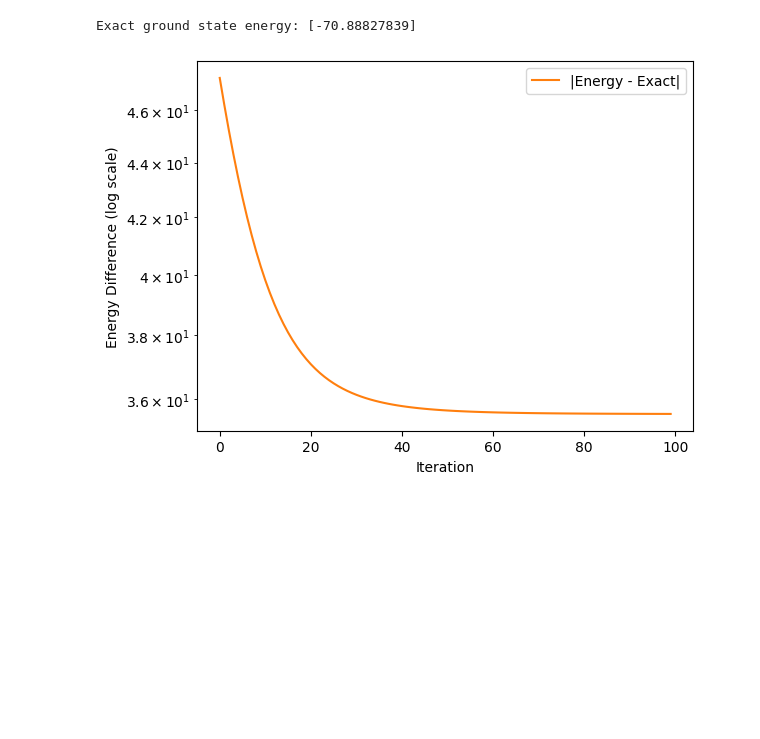
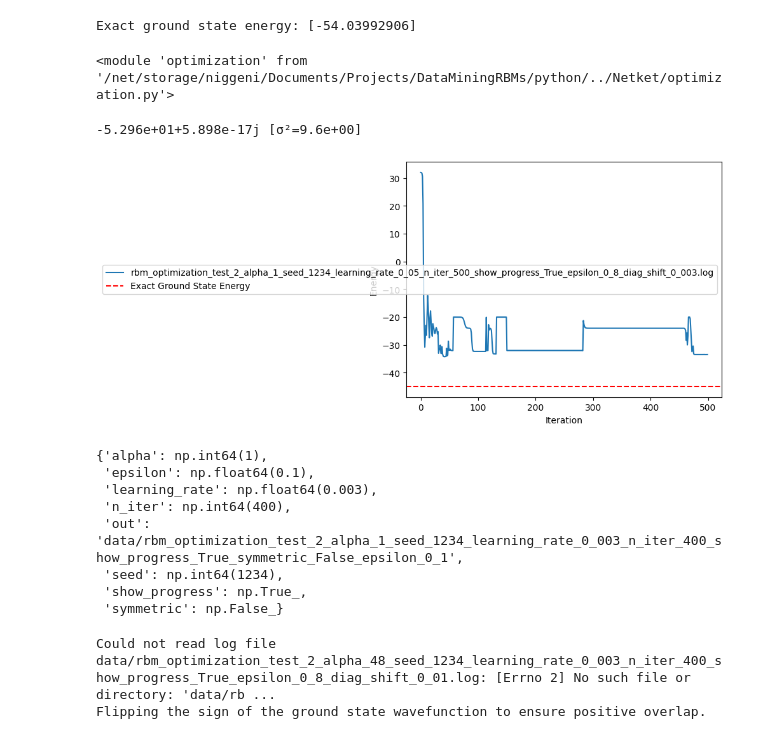
Before and after one commit to NilsNiggemann/DataMiningRBMs, a Jupyter notebook: Netket/optimization.ipynb, the cells around one changed output. Cells and saved outputs as stored; diff of their text form; code cells hidden in the pictures; blank space fills up the shorter version.

```diff
--- a/Netket/optimization.ipynb
+++ b/Netket/optimization.ipynb
@@ -89,14 +67,22 @@ h[0].shape
 # %%
 # Jij, h = readHamiltonian_params("hamiltonian_params.txt", 0, 5)
+import os
 os.chdir("../python")
-g = nk.graph.Hypercube(length=4, n_dim=2, pbc=True)
-Jij,h = parseCouplings.parseCouplings()
-H = construct_hamiltonian_bonds(Jij[10], h[10],  g.edges())
-
+Jij,h,bonds = parseCouplings.parseCouplings()
+# H_ran = construct_hamiltonian_bonds_heisenberg(Jij[10], 0*h[10],  bonds[10])
+H_ran = construct_hamiltonian_bonds_rotated(Jij[10], 0*h[10],  bonds[10], 0.1,0.2,0.3)
+epsilon = 0.8
+H2 = TFI2D(g, 1, 0.5)
+H = H_ran
+# H = epsilon*H_ran + H2
 exact_ground_energy,exact_ground_state = nk.exact.lanczos_ed(H, k = 1, compute_eigenvectors = True)
 print("Exact ground state energy:", exact_ground_energy)
 # %% [output]
-Exact ground state energy: [-70.88827839]
+Exact ground state energy: [-54.03992906]
+# %%
+importlib.reload(optimization)
+# %% [output]
+<module 'optimization' from '/net/storage/niggeni/Documents/Projects/DataMiningRBMs/python/../Netket/optimization.py'>
 # %%
 Jij_hash = hash(Jij.tobytes())
 h_hash = hash(h.tobytes())
@@ -116,21 +121,47 @@ out = optimize_rbm(H, params)
+# %%
+out2.expect(H)
+# %% [output]
+-5.296e+01+5.898e-17j [σ²=9.6e+00]
 # %%
-# import the data from log file
+import json
+import os
 import matplotlib.pyplot as plt
-data_rbm = json.load(open(params["out"]+".log"))
+log_files = [os.path.join("data", f) for f in os.listdir("data") if f.endswith(".log")]
 
-iters_Jastrow = data_rbm["Energy"]["iters"]
-# energy_Jastrow = np.real(data_rbm["Energy"]["Mean"])
-energy_Jastrow = data_rbm["Energy"]["Mean"]["real"]
-energy_diff = np.abs(energy_Jastrow - exact_ground_energy[0])
+fig, ax = plt.subplots()
 
-fig, ax2 = plt.subplots()
-ax2.plot(iters_Jastrow, energy_diff, color="C1", label="|Energy - Exact|")
-ax2.set_yscale("log")
-ax2.set_ylabel("Energy Difference (log scale)")
-ax2.set_xlabel("Iteration")
-ax2.legend()
+# Extract the common prefix from all log file names
+
+for log_file in log_files:
+    with open(log_file) as f:
+        data_rbm = json.load(f)
+    iters = data_rbm["Energy"]["iters"]
+    energy = data_rbm["Energy"]["Mean"]["real"]
+    # Use the substring that differs from the common prefix as the label
+    label = os.path.basename(log_file)
+    ax.plot(iters, energy, label=label)
+
+ax.set_xlabel("Iteration")
+ax.set_ylabel("Energy")
+plt.axhline(y=exact_ground_energy, color='r', linestyle='--', label='Exact Ground State Energy')
+ax.legend()
 plt.show()
 # %% [output]
-[figure, old version]
+[figure, new version]
+# %%
+import analysis
+analysis.read_h5_attributes(params2["out"] + ".h5")
+# %% [output]
+{'alpha': np.int64(1),
+ 'epsilon': np.float64(0.1),
+ 'learning_rate': np.float64(0.003),
+ 'n_iter': np.int64(400),
+ 'out': 'data/rbm_optimization_test_2_alpha_1_seed_1234_learning_rate_0_003_n_iter_400_show_progress_True_symmetric_False_epsilon_0_1',
+ 'seed': np.int64(1234),
+ 'show_progress': np.True_,
+ 'symmetric': np.False_}
 # %%
-write_output(H, out, params)
+write_output(H, out2, params2)
+# %% [output]
+Could not read log file data/rbm_optimization_test_2_alpha_48_seed_1234_learning_rate_0_003_n_iter_400_show_progress_True_epsilon_0_8_diag_shift_0_01.log: [Errno 2] No such file or directory: 'data/rb ...
+Flipping the sign of the ground state wavefunction to ensure positive overlap.
```
Also changed, not shown: parts of 22 cells of this notebook, 3 other files.
